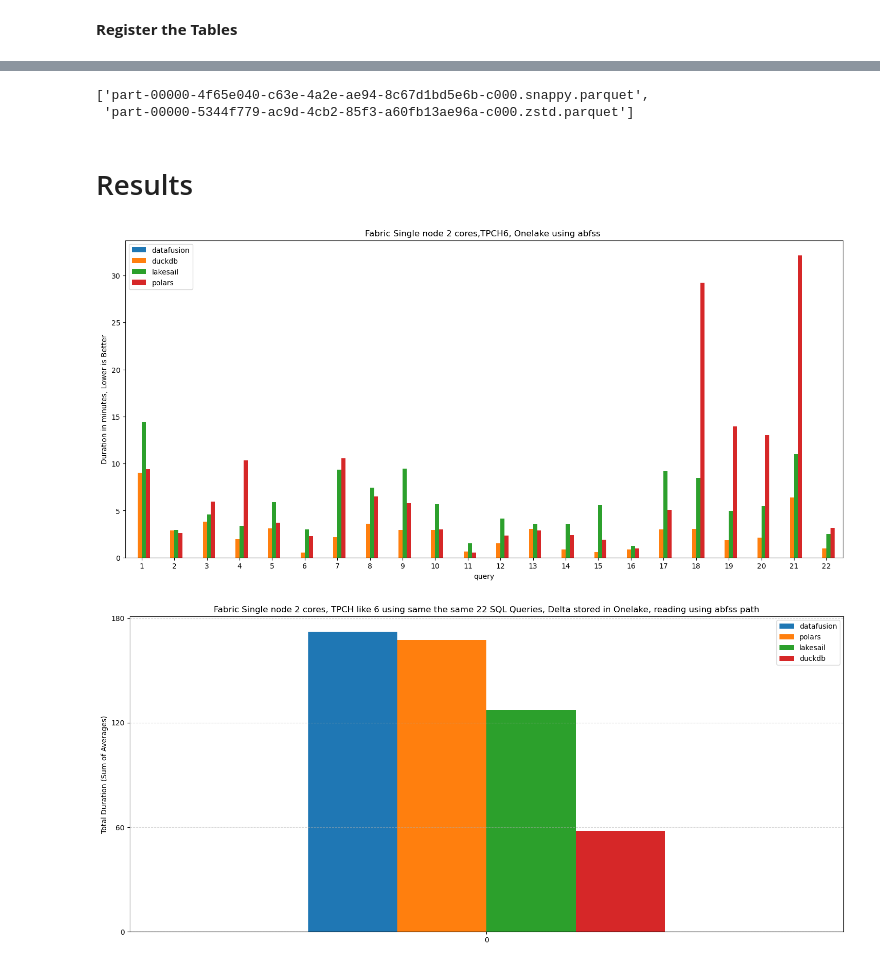
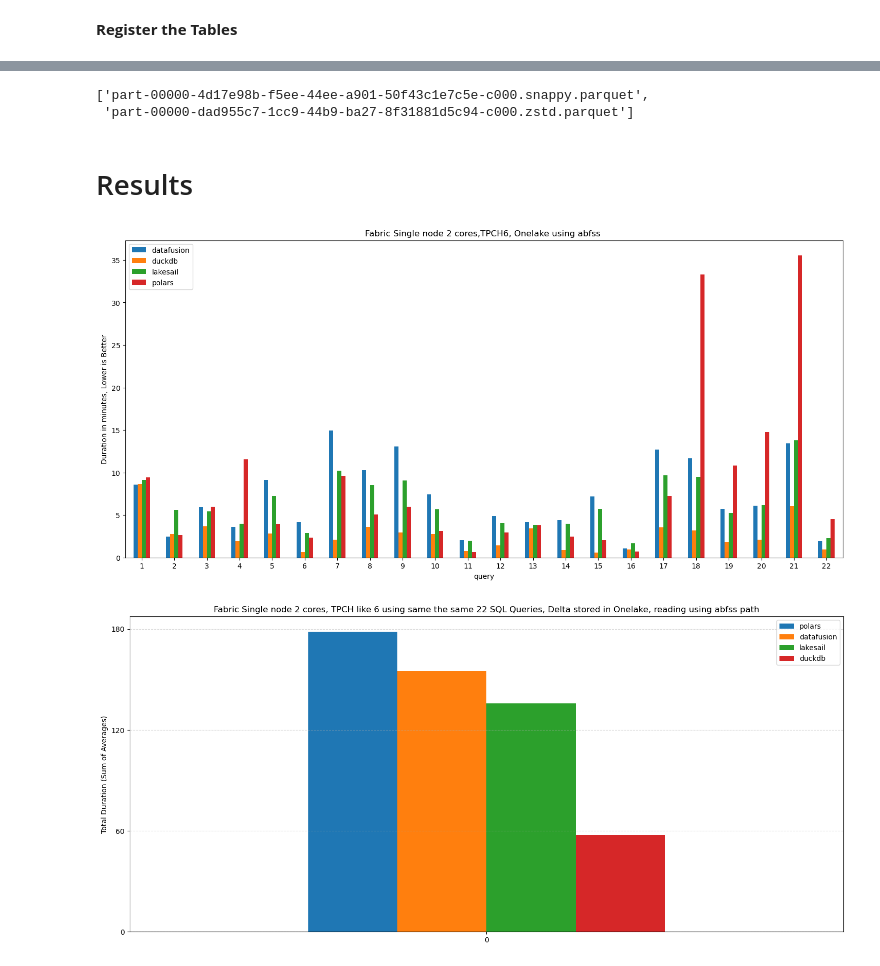
Before and after one commit to djouallah/Fabric_Notebooks_Demo, a Jupyter notebook: analytical/TPCH/latest/TPCH_benchmark.ipynb, the cells around one changed output, grey strips where cells are left out. Cells and saved outputs as stored; diff of their text form; code cells hidden in the pictures.

```diff
--- a/analytical/TPCH/latest/TPCH_benchmark.ipynb
+++ b/analytical/TPCH/latest/TPCH_benchmark.ipynb
@@ -13,7 +13,7 @@ results    = base_path +'/Tables/dbo/resultss'
 # Save parameters to file for use after Python restart
 import json
 with open('/tmp/tpch_params.json', 'w') as f:
-    json.dump({'SF': SF, 'engine': engine, 'base_path': base_path, 'results': results}, f)
+    json.dump({'SF': SF, 'engine': engine, 'base_path': base_path, 'results': results,'ws':ws,'lh':lh}, f)
 # %%
 !pip install -q deltalake==1.2.1 # latest version supported by datafusion 51
 if engine == 'duckdb':
@@ -976,37 +954,34 @@ dt = DeltaTable(results)
 dt.optimize.compact()
 dt.vacuum(retention_hours=0,dry_run=False,  enforce_retention_duration=False)
 # %% [output]
-['part-00000-4f65e040-c63e-4a2e-ae94-8c67d1bd5e6b-c000.snappy.parquet',
- 'part-00000-5344f779-ac9d-4cb2-85f3-a60fb13ae96a-c000.zstd.parquet']
+['part-00000-4d17e98b-f5ee-44ee-a901-50f43c1e7c5e-c000.snappy.parquet',
+ 'part-00000-dad955c7-1cc9-44b9-ba27-8f31881d5c94-c000.zstd.parquet']
 # %% [markdown]
 # Results
 # %%
 import duckdb
 con = duckdb.connect()
 raw = con.sql(f"""
     select Engine,time, query, sf, cpu as core, dur
     from delta_scan('{results}')
-    where test = 'tpch' and Engine in ('lakesail','duckdb','datafusion','datafusion_parquet','polars')
+    where test = 'tpch' and Engine in ('lakesail','duckdb','datafusion','polars')
     and sf = {SF}
     and cpu = 2
-    and time >'2026-01-30'
+    and time >'2026-02-05'
     """)
 t=con.sql("""
     pivot (select Engine,query, avg(dur) as dur from raw where Engine in ('duckdb','datafusion','polars','lakesail') group by all) on Engine using avg(dur)  order by query
 """).df()
 ax =t.plot.bar(rot=0,x='query',title=f"Fabric Single node {core} cores,TPCH{SF}, Onelake using abfss ",ylabel='Duration in minutes, Lower is Better',figsize=(18,8))
 # %% [output]
-[figure, old version]
+[figure, new version]
 # %%
 con.sql("""    CREATE OR REPLACE TEMP TABLE cc AS     SELECT Engine, query, AVG(dur) as dur     FROM raw     GROUP BY ALL """)
 
 # 2. Pivot using SUM to get the total (Sum second)
 # No 'GROUP BY' at the end ensures a single row result
-s = con.sql("""
-    PIVOT (select *exclude(query) from cc)
-    ON Engine IN (        SELECT Engine FROM cc         GROUP BY Engine         ORDER BY SUM(dur) DESC    )
-    USING SUM(dur)
-""").df()
+s = con.sql("""  PIVOT (select *exclude(query) from cc)
+    ON Engine IN ( SELECT Engine FROM cc  GROUP BY Engine ORDER BY SUM(dur) DESC ) USING SUM(dur) """).df()
 ax = s.plot.bar(
     rot=0,
     title=f"Fabric Single node {core} cores, TPCH like {SF} using same the same 22 SQL Queries, Delta stored in Onelake, reading using abfss path",
@@ -1016,4 +991,4 @@ ax = s.plot.bar(
 ax.set_yticks([0, 60, 120, 180])
 ax.grid(axis='y', linestyle='--', alpha=0.5)
 # %% [output]
-[figure, old version]
+[figure, new version]
```
Also changed, not shown: parts of 7 cells of this notebook.
